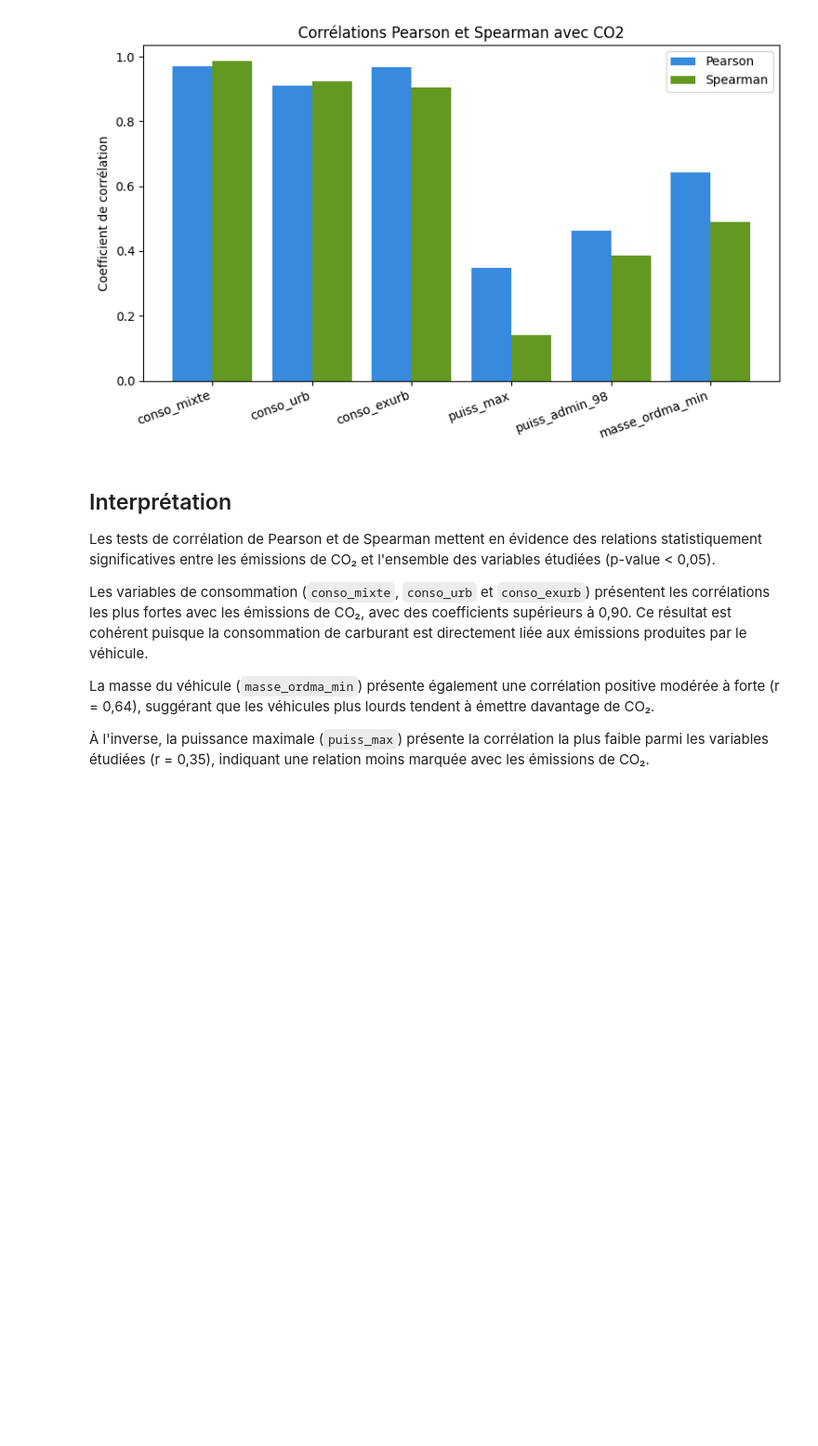
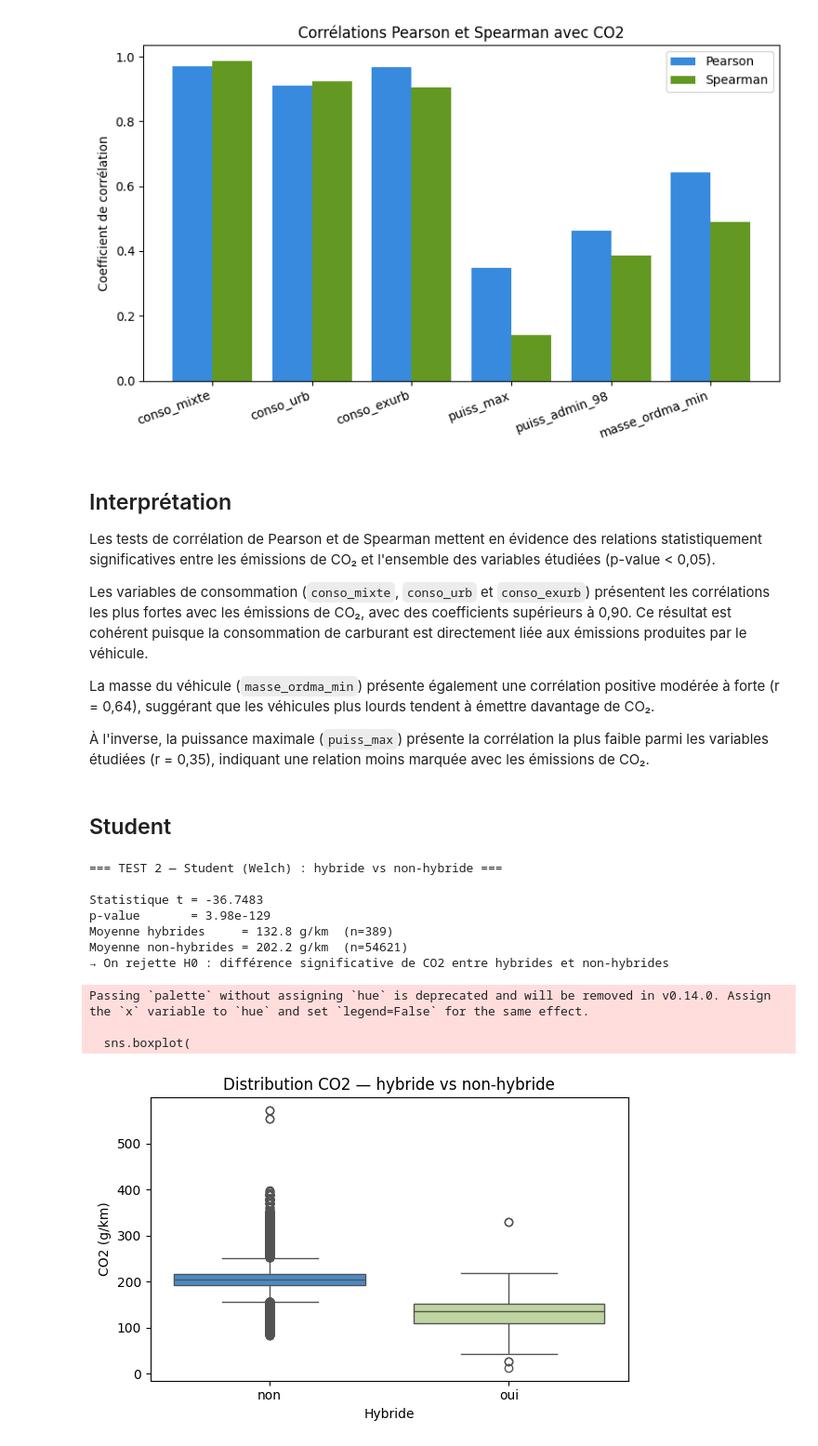
Before and after one commit to LarissaVarnakova/Projet_CO2, a Jupyter notebook: notebooks/eda_aziz.ipynb, the cells around one changed output. Shown at 93% size. Saved outputs shown, nothing was run; the diff lists cells and outputs as text; code cells hidden in the pictures; blank space fills up the shorter version.

Commit message:
Ajout test Student hybride vs non hybride

```diff
--- a/notebooks/eda_aziz.ipynb
+++ b/notebooks/eda_aziz.ipynb
@@ -742,3 +742,52 @@ Les variables de consommation (`conso_mixte`, `conso_urb` et `conso_exurb`) pré
 La masse du véhicule (`masse_ordma_min`) présente également une corrélation positive modérée à forte (r = 0,64), suggérant que les véhicules plus lourds tendent à émettre davantage de CO₂.
 
 À l'inverse, la puissance maximale (`puiss_max`) présente la corrélation la plus faible parmi les variables étudiées (r = 0,35), indiquant une relation moins marquée avec les émissions de CO₂.
+# %% [markdown]
+## Student
+# %%
+# ============================================================
+# TEST 2 — STUDENT (hybride vs non-hybride)
+# ============================================================
+
+print("=== TEST 2 — Student (Welch) : hybride vs non-hybride ===\n")
+
+hybrides     = df_2014[df_2014['hybride'] == 'oui']['co2'].dropna()
+non_hybrides = df_2014[df_2014['hybride'] == 'non']['co2'].dropna()
+
+stat, p = stats.ttest_ind(hybrides, non_hybrides, equal_var=False)
+
+print(f"Statistique t = {stat:.4f}")
+print(f"p-value       = {p:.2e}")
+print(f"Moyenne hybrides     = {hybrides.mean():.1f} g/km  (n={len(hybrides)})")
+print(f"Moyenne non-hybrides = {non_hybrides.mean():.1f} g/km  (n={len(non_hybrides)})")
+
+if p < 0.05:
+    print("→ On rejette H0 : différence significative de CO2 entre hybrides et non-hybrides")
+else:
+    print("→ On ne rejette pas H0")
+
+# Visualisation
+plt.figure(figsize=(6, 4))
+sns.boxplot(
+    x='hybride',
+    y='co2',
+    data=df_2014,
+    palette=['#378ADD', '#C0DD97']
+)
+plt.title('Distribution CO2 — hybride vs non-hybride')
+plt.xlabel('Hybride')
+plt.ylabel('CO2 (g/km)')
+plt.tight_layout()
+plt.show()
+# %% [output]
+=== TEST 2 — Student (Welch) : hybride vs non-hybride ===
+
+Statistique t = -36.7483
+p-value       = 3.98e-129
+Moyenne hybrides     = 132.8 g/km  (n=389)
+Moyenne non-hybrides = 202.2 g/km  (n=54621)
+→ On rejette H0 : différence significative de CO2 entre hybrides et non-hybrides
+Passing `palette` without assigning `hue` is deprecated and will be removed in v0.14.0. Assign the `x` variable to `hue` and set `legend=False` for the same effect.
+
+  sns.boxplot(
+[figure, added]
```
Also changed, not shown: parts of 1 cell of this notebook.
